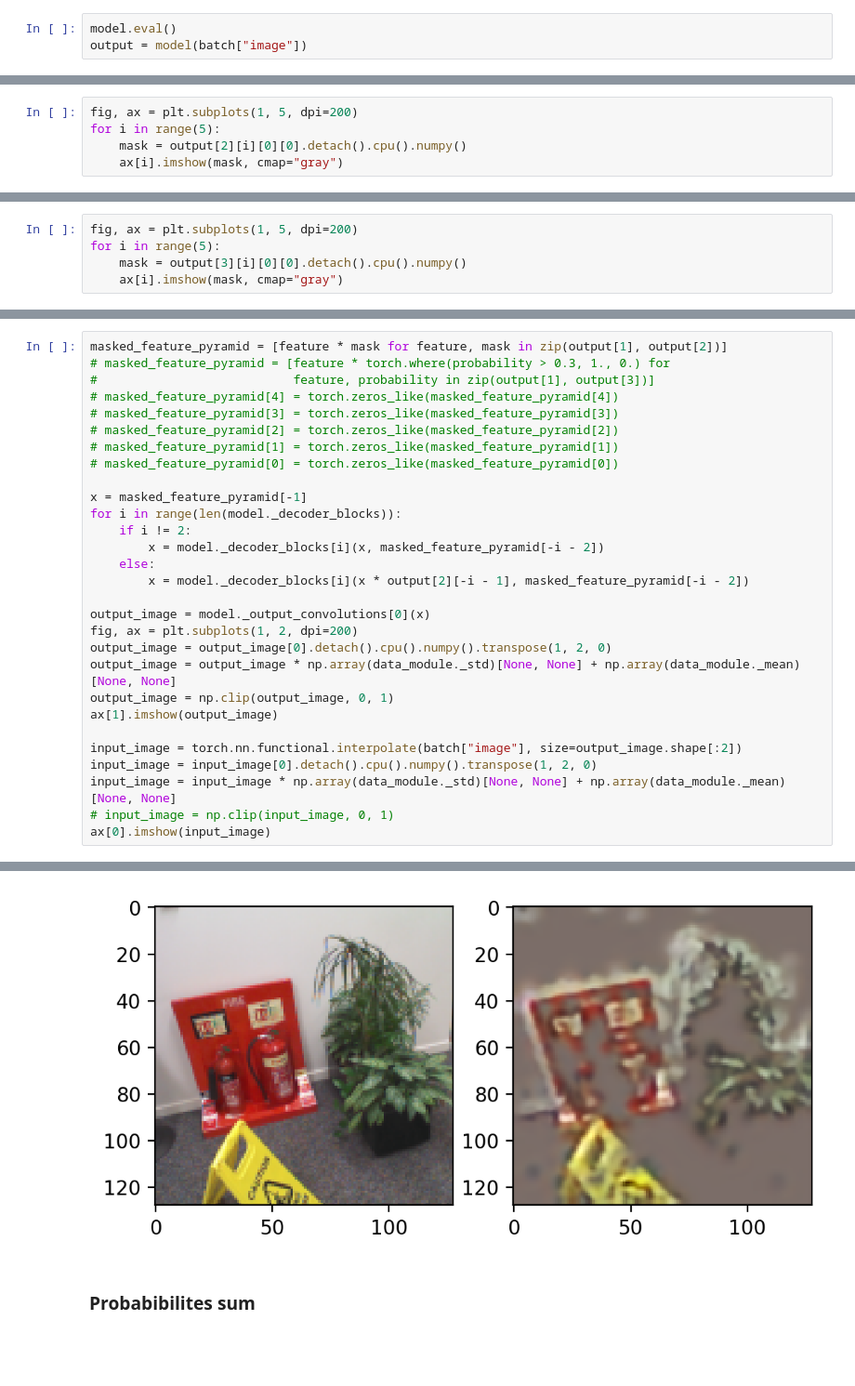
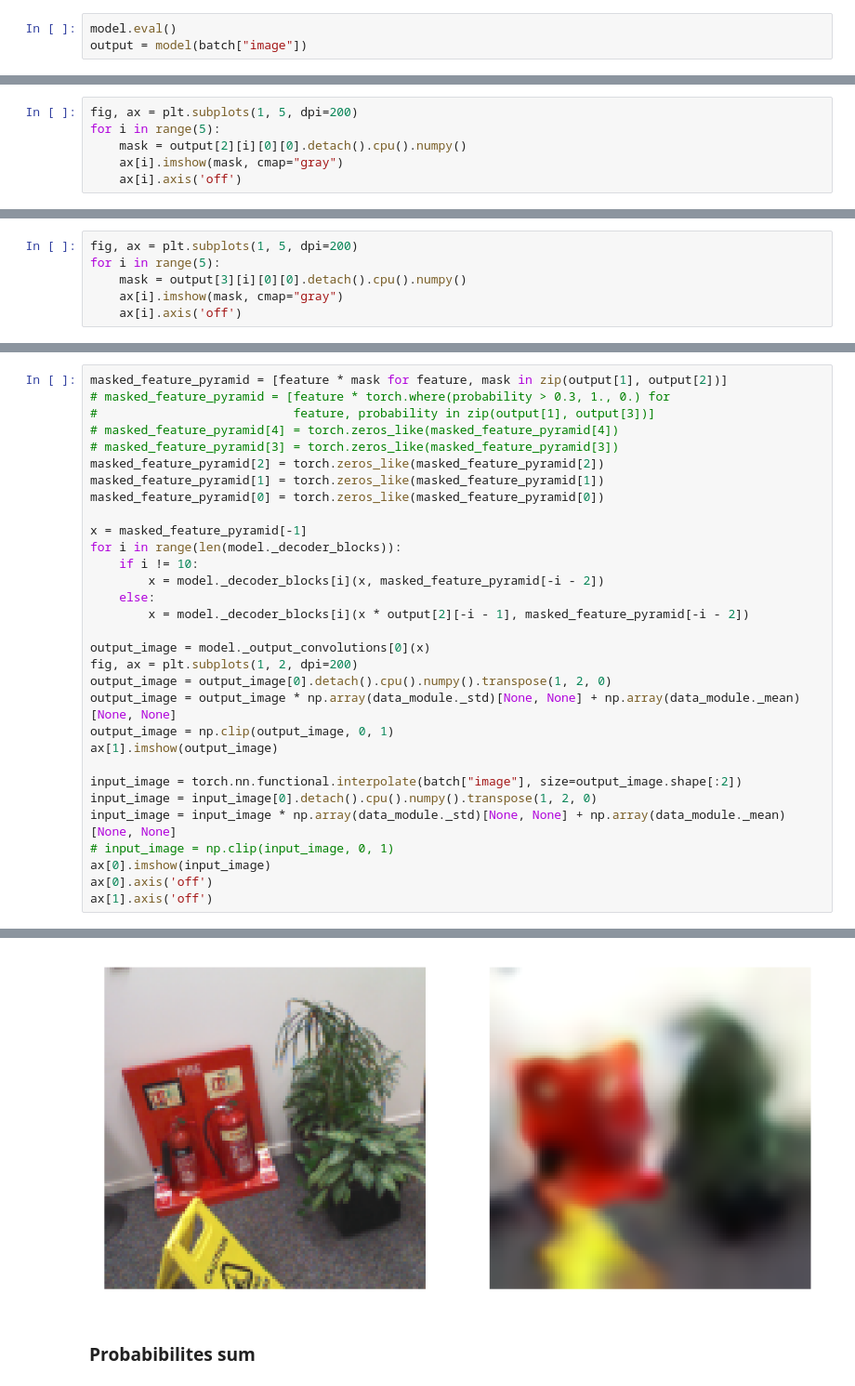
Before and after one commit to Enkrl-last/sparse-feature-pyramid, a Jupyter notebook: notebook/sparse_feature_pyramid_model.ipynb, the cells around one changed output, grey strips where cells are left out. Shown at 93% size. Drawn from its saved outputs; the diff is of its cells as text; blank space fills up the shorter version.

```diff
--- a/notebook/sparse_feature_pyramid_model.ipynb
+++ b/notebook/sparse_feature_pyramid_model.ipynb
@@ -161,4 +161,5 @@ fig, ax = plt.subplots(1, 5, dpi=200)
 for i in range(5):
     mask = output[2][i][0][0].detach().cpu().numpy()
     ax[i].imshow(mask, cmap="gray")
+    ax[i].axis('off')
 # %% [output]
@@ -168,4 +169,5 @@ fig, ax = plt.subplots(1, 5, dpi=200)
 for i in range(5):
     mask = output[3][i][0][0].detach().cpu().numpy()
     ax[i].imshow(mask, cmap="gray")
+    ax[i].axis('off')
 # %% [output]
@@ -176,13 +178,13 @@ masked_feature_pyramid = [feature * mask for feature, mask in zip(output[1], out
 #                           feature, probability in zip(output[1], output[3])]
 # masked_feature_pyramid[4] = torch.zeros_like(masked_feature_pyramid[4])
 # masked_feature_pyramid[3] = torch.zeros_like(masked_feature_pyramid[3])
-# masked_feature_pyramid[2] = torch.zeros_like(masked_feature_pyramid[2])
-# masked_feature_pyramid[1] = torch.zeros_like(masked_feature_pyramid[1])
-# masked_feature_pyramid[0] = torch.zeros_like(masked_feature_pyramid[0])
+masked_feature_pyramid[2] = torch.zeros_like(masked_feature_pyramid[2])
+masked_feature_pyramid[1] = torch.zeros_like(masked_feature_pyramid[1])
+masked_feature_pyramid[0] = torch.zeros_like(masked_feature_pyramid[0])
 
 x = masked_feature_pyramid[-1]
 for i in range(len(model._decoder_blocks)):
-    if i != 2:
+    if i != 10:
         x = model._decoder_blocks[i](x, masked_feature_pyramid[-i - 2])
     else:
         x = model._decoder_blocks[i](x * output[2][-i - 1], masked_feature_pyramid[-i - 2])
@@ -199,4 +201,6 @@ input_image = input_image[0].detach().cpu().numpy().transpose(1, 2, 0)
 input_image = input_image * np.array(data_module._std)[None, None] + np.array(data_module._mean)[None, None]
 # input_image = np.clip(input_image, 0, 1)
 ax[0].imshow(input_image)
+ax[0].axis('off')
+ax[1].axis('off')
 # %% [output]
@@ -204,4 +208,4 @@ ax[0].imshow(input_image)
-[figure, old version]
+[figure, new version]
 # %% [markdown]
 ### Probabibilites sum
 # %%
```
Also changed, not shown: parts of 17 cells of this notebook, 1 other file.
